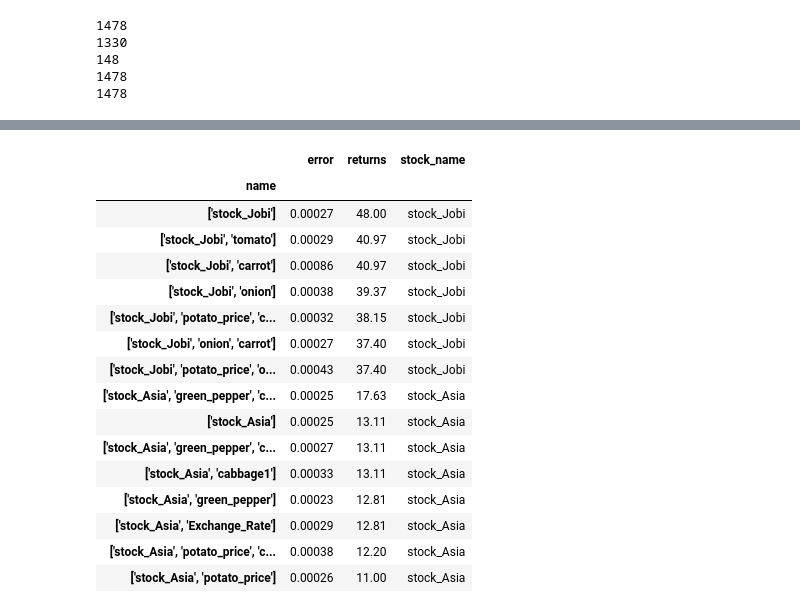
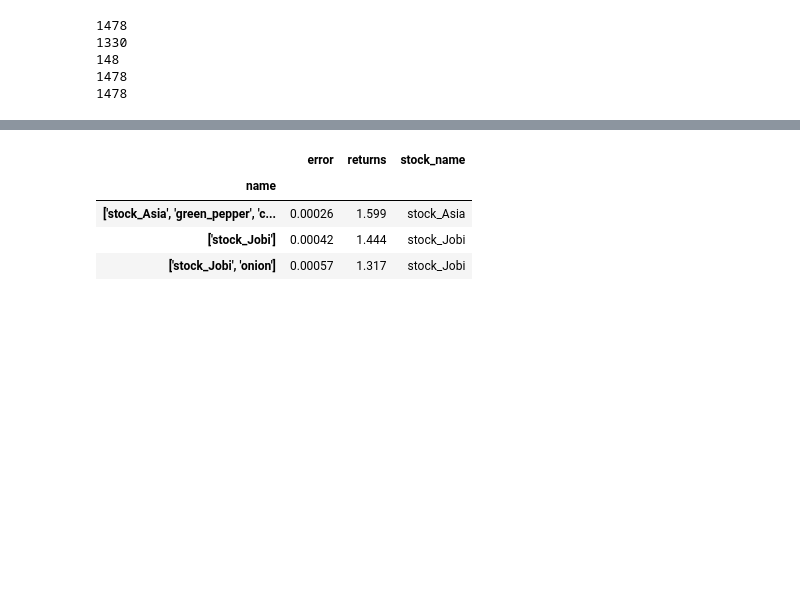
Before and after one commit to sunnight9507/BitAcademy, a Jupyter notebook: Project/Predict_stock.ipynb, the cells around one changed output, grey strips where cells are left out. Saved outputs shown, nothing was run; the diff lists cells and outputs as text; code cells hidden in the pictures; blank space fills up the shorter version.

```diff
--- a/Project/Predict_stock.ipynb
+++ b/Project/Predict_stock.ipynb
@@ -381,12 +374,14 @@ def plot_comparison(start_idx, length=100, train=True):
 
     # return signal_true, signal_pred
 
-def pred():
+def pred(model):
   '''
     수익률 계산을 위한 실제 주식값, 예측 주식값 생성
   '''
   pred_x_data = df.values[shift_steps:-1]
   y_true = np.array(df_targets.values[shift_steps:-1], dtype=np.int)# .reshape(-1,1)
+
+  #print(y_true[-10:])
 
   pred_x_train_scaled = x_scaler.fit_transform(pred_x_data)
   # y_true_scaled = y_scaler.transform(y_true)
@@ -417,12 +412,13 @@ def returns(true, pred, term):
   sum_true_data = true_data[1:] - true_data[:-1]
   sum_pred_data = pred_data[1:] - pred_data[:-1]
 
-  returns = 0
+  returns = 1
 
   for idx, i in enumerate(sum_pred_data):
+    daily_yield = (sum_true_data[idx] / true_data[idx]) + 1
     if i > 0:
-      returns += sum_true_data[idx]
+      # print(daily_yield)
+      returns *= daily_yield
 
-
-  return returns / true_data.mean() * 100
+  return returns
 # %%
@@ -433,5 +429,5 @@ pred()
 # %%
-t,p = pred()
+t,p = pred(model)
 # `20년 3월 한달간 수익률
-returns(t, p, 23)
+returns(t,p, 23)
 # %% [output]
@@ -439,9 +435,9 @@ returns(t, p, 23)
 # %%
-result_lst = pd.read_csv('/content/gdrive/My Drive/Colab Notebooks/result_lst.csv', encoding='cp949').set_index('name')
+# returns_lst = pd.DataFrame(columns = ['name','error','returns','stock_name']).set_index('name')
+# returns_lst
+returns_lst = pd.read_csv('/content/gdrive/My Drive/Colab Notebooks/Bit_project/returns_lst.csv', encoding='cp949').set_index('name')
 
-result_lst
-
-# result_lst = pd.DataFrame(columns = ['name','error','returns']).set_index('name')
+returns_lst
 # %% [output]
 |  | error | returns | stock_name |
 | name |  |  |  |
@@ -465,7 +463,7 @@ result = model.evaluate(x=np.expand_dims(x_test_scaled, axis=0),
 
 print("loss (test-set):", result)
 
-result_lst.loc[str([str(i) for i in df.columns])] = [round(result,5), round(returns(t, p, 23),2), target_name]
+returns_lst.loc[str([str(i) for i in df.columns])] = [round(result,5), round(returns(t, p, 23),3), target_name]
 # result_lst.append([str([str(i) for i in df.columns]), (round(result,5))])
-result_lst[result_lst['stock_name'] == target_name].sort_values(by = ['returns','error'], ascending=[False, True])
+returns_lst[returns_lst['stock_name'] == target_name].sort_values(by = ['returns','error'], ascending=[False, True])
 # %% [output]
@@ -483,22 +476,10 @@ loss (test-set): 0.00031961427885107696
 # %%
-result = result_lst.sort_values(by = ['returns','error'], ascending=[False, True])#.set_index('name')
-result.to_csv('/content/gdrive/My Drive/Colab Notebooks/result_lst.csv')
+result = returns_lst.sort_values(by = ['returns','error'], ascending=[False, True])#.set_index('name')
+result.to_csv('/content/gdrive/My Drive/Colab Notebooks/Bit_project/returns_lst.csv')
 result
 # %% [output]
 |  | error | returns | stock_name |
 | name |  |  |  |
-| ['stock_Jobi'] | 0.00027 | 48.00 | stock_Jobi |
-| ['stock_Jobi', 'tomato'] | 0.00029 | 40.97 | stock_Jobi |
-| ['stock_Jobi', 'carrot'] | 0.00086 | 40.97 | stock_Jobi |
-| ['stock_Jobi', 'onion'] | 0.00038 | 39.37 | stock_Jobi |
-| ['stock_Jobi', 'potato_price', 'c... | 0.00032 | 38.15 | stock_Jobi |
-| ['stock_Jobi', 'onion', 'carrot'] | 0.00027 | 37.40 | stock_Jobi |
-| ['stock_Jobi', 'potato_price', 'o... | 0.00043 | 37.40 | stock_Jobi |
-| ['stock_Asia', 'green_pepper', 'c... | 0.00025 | 17.63 | stock_Asia |
-| ['stock_Asia'] | 0.00025 | 13.11 | stock_Asia |
-| ['stock_Asia', 'green_pepper', 'c... | 0.00027 | 13.11 | stock_Asia |
-| ['stock_Asia', 'cabbage1'] | 0.00033 | 13.11 | stock_Asia |
-| ['stock_Asia', 'green_pepper'] | 0.00023 | 12.81 | stock_Asia |
-| ['stock_Asia', 'Exchange_Rate'] | 0.00029 | 12.81 | stock_Asia |
-| ['stock_Asia', 'potato_price', 'c... | 0.00038 | 12.20 | stock_Asia |
-| ['stock_Asia', 'potato_price'] | 0.00026 | 11.00 | stock_Asia |
+| ['stock_Asia', 'green_pepper', 'c... | 0.00026 | 1.599 | stock_Asia |
+| ['stock_Jobi'] | 0.00042 | 1.444 | stock_Jobi |
+| ['stock_Jobi', 'onion'] | 0.00057 | 1.317 | stock_Jobi |
```
Also changed, not shown: parts of 26 cells of this notebook.
